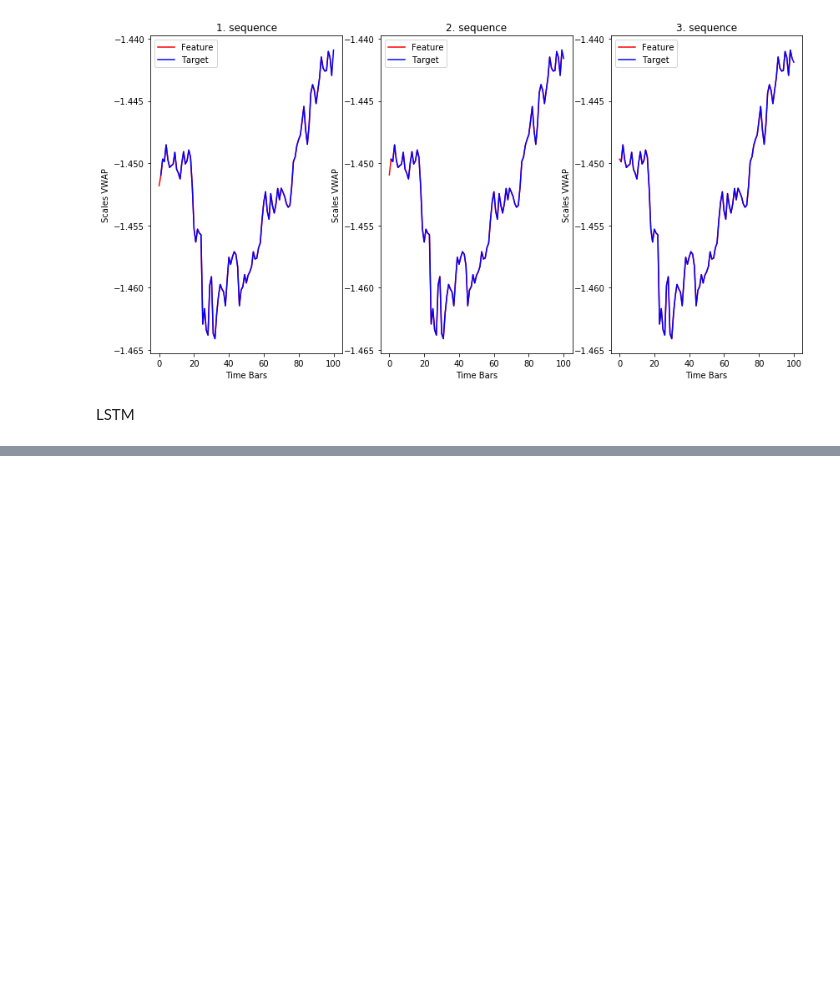
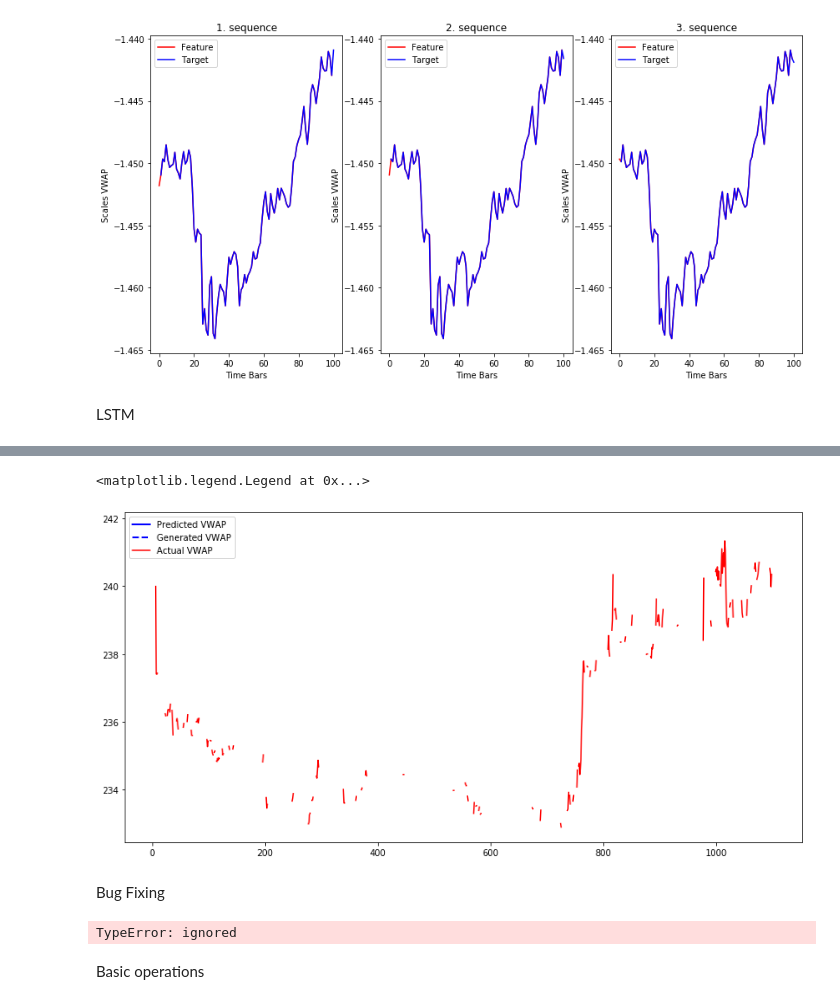
Before and after one commit to ThisuriLekamge/Stock-Price-Prediction-on-Bitcoin-trading-data-using-LSTM-with-PyTorch, a Jupyter notebook: main.ipynb, the cells around one changed output, grey strips where cells are left out. Cells and saved outputs as stored; diff of their text form; code cells hidden in the pictures; blank space fills up the shorter version.

```diff
--- a/main.ipynb
+++ b/main.ipynb
@@ -210,0 +312,7 @@ class Model(nn.Module):
+# %%
+def generate_sequence(scaler, model, x_sample, future=1000):
+  ''' Generate future values for x_sample with the model'''
+  y_pred_tensor = model(x_sample, future=future)
+  y_pred = y_pred_tensor.cpu().tolist()
+  y_pred = scaler.inverse_transform(y_pred)
+  return y_pred
@@ -210,0 +362,31 @@ class Model(nn.Module):
+# %%
+x_sample = x_test[0].reshape(1, -1)
+y_sample = df_test.vwap[:1100]
+
+y_pred1 = generate_sequence(scaler, optimization_0.model, x_sample)
+plt.figure(figsize=(14, 7))
+plt.plot(range(100), y_pred1[0][:100], color="blue", lw=2, label="Predicted VWAP")
+plt.plot(range(100, 1100), y_pred1[0][100:], "--", color="blue", lw=2, label="Generated VWAP")
+plt.plot(range(0, 1100), y_sample, color="red", label="Actual VWAP")
+plt.legend()
+# %% [output]
+<matplotlib.legend.Legend at 0x...>
+[figure, added]
+# %% [markdown]
+Bug Fixing
+# %%
+#Adding clip gradient norm
+model_1 = Model(input_size=1, hidden_size=21, output_size=1)
+clip_value = 1
+loss_fn_0 = nn.MSELoss()
+
+clip_0 = torch.nn.utils.clip_grad_norm(model_1.parameters(),clip_value)
+# optimizer_0 = optim.Adam()?
+scheduler_0 = optim.lr_scheduler.StepLR(clip_0, step_size=5, gamma=0.1)
+optimization_0 = Optimization(model_1, loss_fn_0, clip_0, scheduler_0)
+
+optimization_0.train(x_train, y_train, x_val, y_val, do_teacher_forcing=False)
+# %% [output]
+TypeError: ignored
+# %% [markdown]
+Basic operations
```
Also changed, not shown: parts of 22 cells of this notebook.
